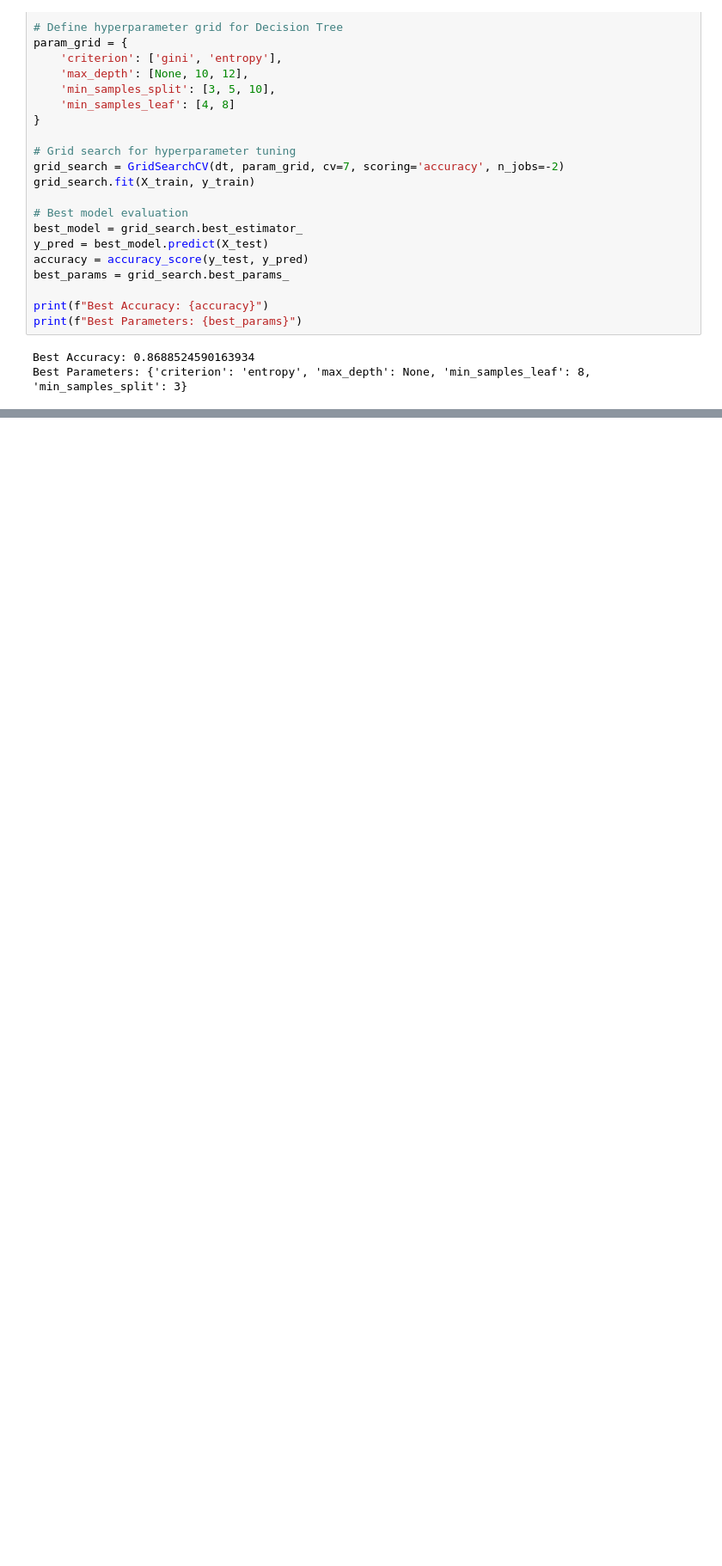
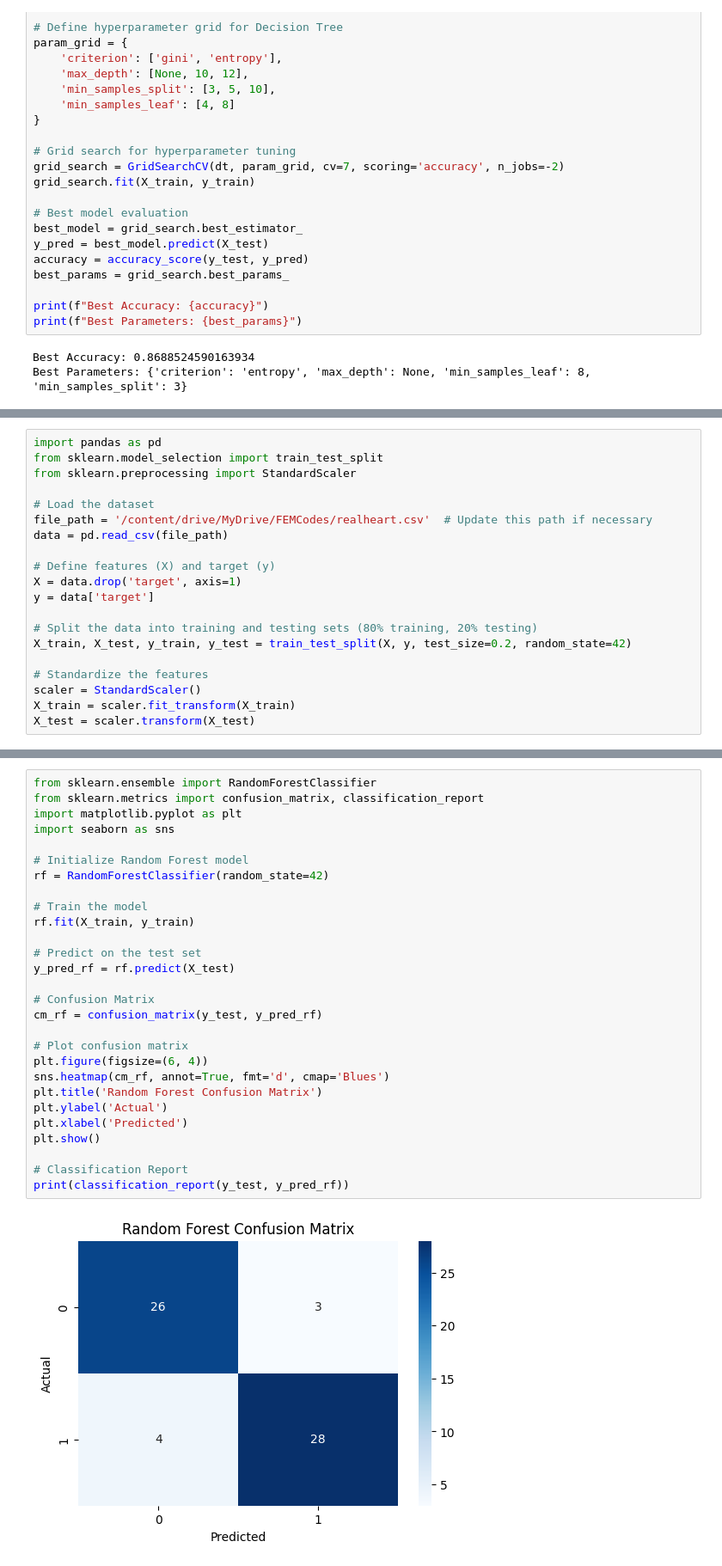
Before and after one commit to reemamemon/FEMCode_Tasks, a Jupyter notebook: FEMCode_Tasks.ipynb, the cells around one changed output, grey strips where cells are left out. Shown at 86% size. Saved outputs shown, nothing was run; the diff lists cells and outputs as text; blank space fills up the shorter version.

```diff
--- a/FEMCode_Tasks.ipynb
+++ b/FEMCode_Tasks.ipynb
@@ -290,0 +293,20 @@ Best Parameters: {'criterion': 'entropy', 'max_depth': None, 'min_samples_leaf':
+# %%
+import pandas as pd
+from sklearn.model_selection import train_test_split
+from sklearn.preprocessing import StandardScaler
+
+# Load the dataset
+file_path = '/content/drive/MyDrive/FEMCodes/realheart.csv'  # Update this path if necessary
+data = pd.read_csv(file_path)
+
+# Define features (X) and target (y)
+X = data.drop('target', axis=1)
+y = data['target']
+
+# Split the data into training and testing sets (80% training, 20% testing)
+X_train, X_test, y_train, y_test = train_test_split(X, y, test_size=0.2, random_state=42)
+
+# Standardize the features
+scaler = StandardScaler()
+X_train = scaler.fit_transform(X_train)
+X_test = scaler.transform(X_test)
@@ -290,0 +315,30 @@ Best Parameters: {'criterion': 'entropy', 'max_depth': None, 'min_samples_leaf':
+# %%
+from sklearn.ensemble import RandomForestClassifier
+from sklearn.metrics import confusion_matrix, classification_report
+import matplotlib.pyplot as plt
+import seaborn as sns
+
+# Initialize Random Forest model
+rf = RandomForestClassifier(random_state=42)
+
+# Train the model
+rf.fit(X_train, y_train)
+
+# Predict on the test set
+y_pred_rf = rf.predict(X_test)
+
+# Confusion Matrix
+cm_rf = confusion_matrix(y_test, y_pred_rf)
+
+# Plot confusion matrix
+plt.figure(figsize=(6, 4))
+sns.heatmap(cm_rf, annot=True, fmt='d', cmap='Blues')
+plt.title('Random Forest Confusion Matrix')
+plt.ylabel('Actual')
+plt.xlabel('Predicted')
+plt.show()
+
+# Classification Report
+print(classification_report(y_test, y_pred_rf))
+# %% [output]
+[figure, added]
```
Also changed, not shown: parts of 10 cells of this notebook.
